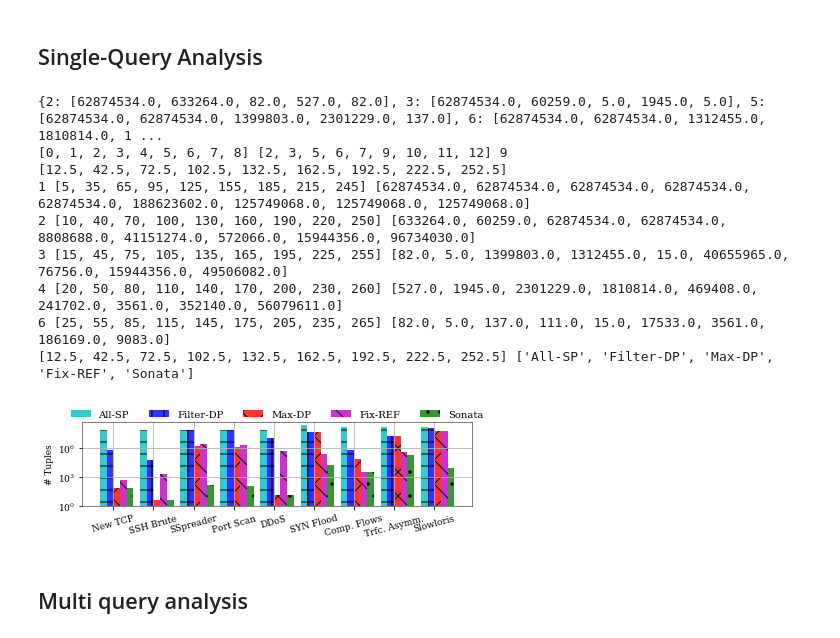
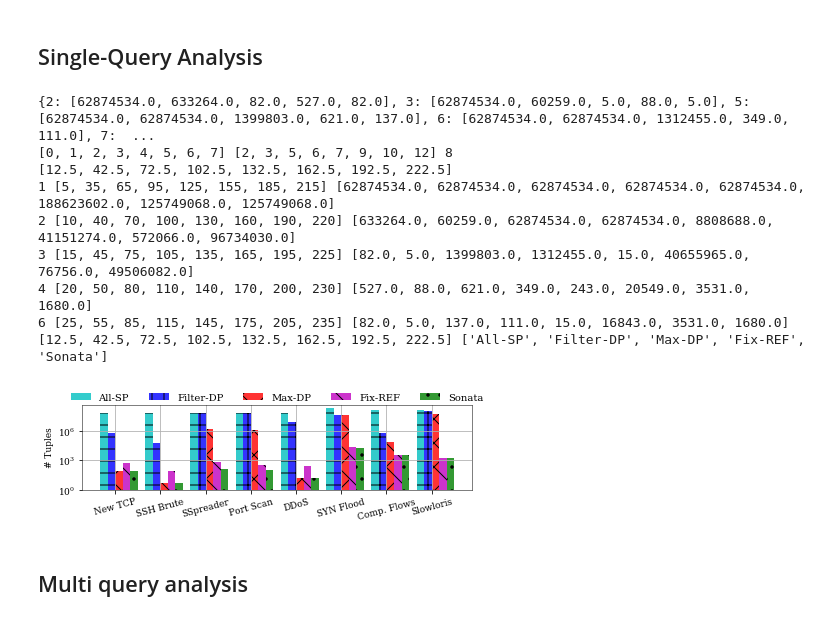
Before and after one commit to agupta13/SONATA-DEV, a Jupyter notebook: analysis/performance_eval/plot_results/plot_results.ipynb, the cells around one changed output. Saved outputs shown, nothing was run; the diff lists cells and outputs as text; code cells hidden in the pictures.

```diff
--- a/analysis/performance_eval/plot_results/plot_results.ipynb
+++ b/analysis/performance_eval/plot_results/plot_results.ipynb
@@ -289,9 +289,27 @@ bits_max_stage = 8 * 1000000
 bits_max_register = 0.75 * bits_max_stage
 """
 
+data = {2: {1: [62874534], 2: [633264], 3: [82], 4: [527], 6: [82]},
+        3: {1: [62874534], 2: [60259], 3: [5], 4: [88], 6: [5]},
+        5: {1: [62874534], 2: [62874534], 3: [1399803], 4: [621], 6: [137]},
+        6: {1: [62874534], 2: [62874534], 3: [1312455], 4: [349], 6: [111]},
+        7: {1: [62874534], 2: [8808688], 3: [15], 4: [243], 6: [15]},
+        9: {1: [188623602], 2: [41151274], 3: [40655965], 4: [20549], 6: [16843]},
+        10: {1: [125749068], 2: [572066], 3: [76756], 4: [3531], 6: [3531]},
+        11: {1: [125749068], 2: [15944356], 3: [15944356], 4: [187534], 6: [186169]},
+        12: {1: [125749068], 2: [96734030], 3: [49506082], 4: [1680], 6: [1680]}}
+
+"""
+sigma_max = 12
+width_max = 4
+bits_max_stage = 8 * 1000000
+bits_max_register = 0.75 * bits_max_stage
+M = 2048
+"""
+
 matplotlib.rcParams['font.size']= 9
 
-apps = [2,3,5,6,7, 9, 10, 11, 12]
+apps = [2,3,5,6,7, 9, 10, 12]
 modes = [1,2,3,4,6]
 modes_2_labels = {1: "All-SP", 2: "Filter-DP", 3: "Max-DP", 4: "Fix-REF", 6: "Sonata"}
 hatches = {0:'/', 1:'-', 2:'+', 3:'x', 4:'\\', 5:'x', 6:'.', 7:'O', 8:'.'}
@@ -336,43 +354,44 @@ def draw_plots(data, modes, modes_2_labels):
         y = [data[qid][ctr-1] for qid in qids]
 
         x = [l*shift+ctr*bar_width for l in xlab]
 
         print mode, x, y
         ax.bar(x, y, bar_width, alpha=0.8, color=color_n[mode], hatch = hatches[mode],label=modes_2_labels[mode])
 
         ctr += 1
 
     #plt.xlabel('Applications')
     plt.ylabel('# Tuples')
 
     print ticks, [modes_2_labels[mode] for mode in modes]
     plt.xticks(ticks, [ids_2_labels[qid] for qid in qids], rotation=15)
+    plt.yticks([1, 1000, 10000, 100000, 1000000,10000000], [1, 1000, 10000, 100000, 1000000,10000000])
     ax.grid(True)
     #ax.set_xlim(xmax=5.25)
     ax.set_yscale("log", nonposy='clip')
     ax.set_ylim(ymin=1)
     ax.legend(loc='upper center', bbox_to_anchor=(0.5, 1.24),
               ncol=5, fancybox=False, shadow=False, fontsize=10, frameon=False)
     fname = "/Users/arpit/Documents/nsdi18/writing/figures/single_query_analysis.eps"
     plt.tight_layout()
     plot_name = fname
     pl.savefig(plot_name)
     plt.show()
     pass
 
 plot_data = get_plot_data(data)
 draw_plots(plot_data, modes, modes_2_labels)
 # %% [output]
-{2: [62874534.0, 633264.0, 82.0, 527.0, 82.0], 3: [62874534.0, 60259.0, 5.0, 1945.0, 5.0], 5: [62874534.0, 62874534.0, 1399803.0, 2301229.0, 137.0], 6: [62874534.0, 62874534.0, 1312455.0, 1810814.0, 1 ...
-[0, 1, 2, 3, 4, 5, 6, 7, 8] [2, 3, 5, 6, 7, 9, 10, 11, 12] 9
-[12.5, 42.5, 72.5, 102.5, 132.5, 162.5, 192.5, 222.5, 252.5]
-1 [5, 35, 65, 95, 125, 155, 185, 215, 245] [62874534.0, 62874534.0, 62874534.0, 62874534.0, 62874534.0, 188623602.0, 125749068.0, 125749068.0, 125749068.0]
-2 [10, 40, 70, 100, 130, 160, 190, 220, 250] [633264.0, 60259.0, 62874534.0, 62874534.0, 8808688.0, 41151274.0, 572066.0, 15944356.0, 96734030.0]
-3 [15, 45, 75, 105, 135, 165, 195, 225, 255] [82.0, 5.0, 1399803.0, 1312455.0, 15.0, 40655965.0, 76756.0, 15944356.0, 49506082.0]
-4 [20, 50, 80, 110, 140, 170, 200, 230, 260] [527.0, 1945.0, 2301229.0, 1810814.0, 469408.0, 241702.0, 3561.0, 352140.0, 56079611.0]
-6 [25, 55, 85, 115, 145, 175, 205, 235, 265] [82.0, 5.0, 137.0, 111.0, 15.0, 17533.0, 3561.0, 186169.0, 9083.0]
-[12.5, 42.5, 72.5, 102.5, 132.5, 162.5, 192.5, 222.5, 252.5] ['All-SP', 'Filter-DP', 'Max-DP', 'Fix-REF', 'Sonata']
+{2: [62874534.0, 633264.0, 82.0, 527.0, 82.0], 3: [62874534.0, 60259.0, 5.0, 88.0, 5.0], 5: [62874534.0, 62874534.0, 1399803.0, 621.0, 137.0], 6: [62874534.0, 62874534.0, 1312455.0, 349.0, 111.0], 7:  ...
+[0, 1, 2, 3, 4, 5, 6, 7] [2, 3, 5, 6, 7, 9, 10, 12] 8
+[12.5, 42.5, 72.5, 102.5, 132.5, 162.5, 192.5, 222.5]
+1 [5, 35, 65, 95, 125, 155, 185, 215] [62874534.0, 62874534.0, 62874534.0, 62874534.0, 62874534.0, 188623602.0, 125749068.0, 125749068.0]
+2 [10, 40, 70, 100, 130, 160, 190, 220] [633264.0, 60259.0, 62874534.0, 62874534.0, 8808688.0, 41151274.0, 572066.0, 96734030.0]
+3 [15, 45, 75, 105, 135, 165, 195, 225] [82.0, 5.0, 1399803.0, 1312455.0, 15.0, 40655965.0, 76756.0, 49506082.0]
+4 [20, 50, 80, 110, 140, 170, 200, 230] [527.0, 88.0, 621.0, 349.0, 243.0, 20549.0, 3531.0, 1680.0]
+6 [25, 55, 85, 115, 145, 175, 205, 235] [82.0, 5.0, 137.0, 111.0, 15.0, 16843.0, 3531.0, 1680.0]
+[12.5, 42.5, 72.5, 102.5, 132.5, 162.5, 192.5, 222.5] ['All-SP', 'Filter-DP', 'Max-DP', 'Fix-REF', 'Sonata']
-[figure, old version]
+[figure, new version]
 # %% [markdown]
 ## Multi query analysis
 # %%
```
Also changed, not shown: 3 other files.
